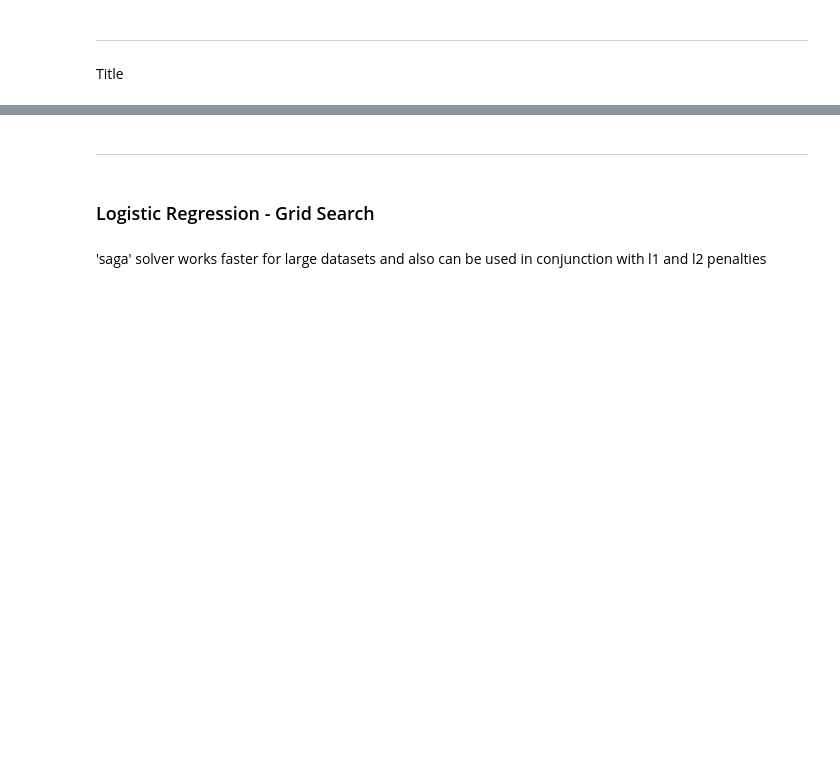
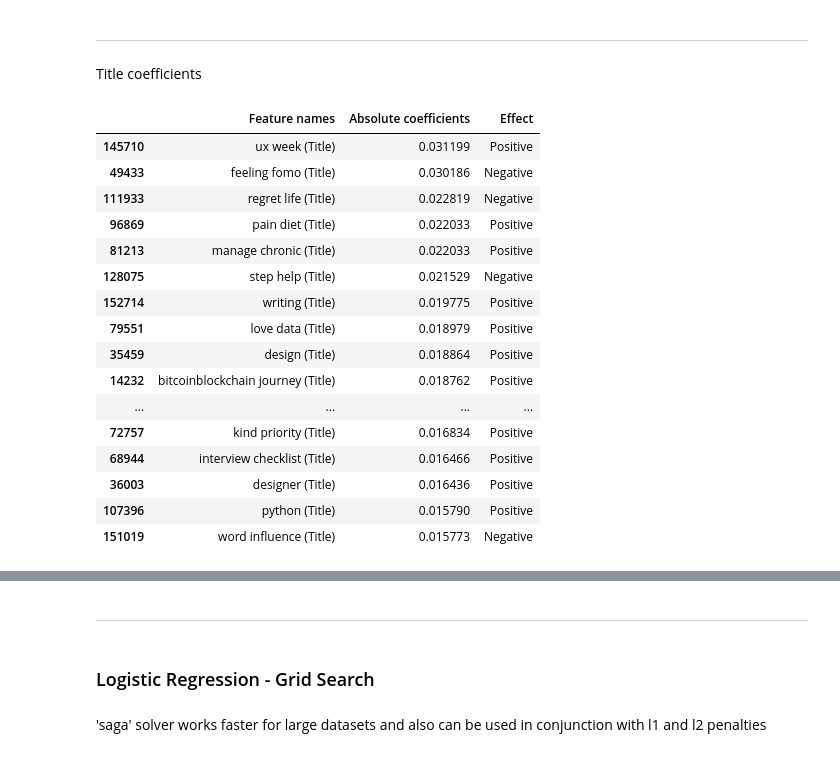
Before and after one commit to Arik-LT/Medium_Article_Analysis_and_Sucess_Predictor, a Jupyter notebook: Modelling Global.ipynb, the cells around one changed output, grey strips where cells are left out. Saved outputs shown, nothing was run; the diff lists cells and outputs as text; code cells hidden in the pictures; blank space fills up the shorter version.

```diff
--- a/Modelling Global.ipynb
+++ b/Modelling Global.ipynb
@@ -253,14 +388,32 @@ fig.show()
 # %% [markdown]
 ------
 # %% [markdown]
-Title
+Title coefficients
 # %%
 n_effect = calc_effect(log_coef[1000000:1154499])
 # %%
 n_features_dict = {'Feature names': title_feature_names,
                    'Absolute coefficients': np.absolute(log_coef[1000000:1154499]), 'Effect': n_effect}
 feautres_coef_df = pd.DataFrame(n_features_dict).sort_values(
-    by='Absolute coefficients', ascending=False).iloc[:15,:]
+    by='Absolute coefficients', ascending=False).iloc[:20,:]
 feautres_coef_df
+# %% [output]
+|  | Feature names | Absolute coefficients | Effect |
+| 145710 | ux week (Title) | 0.031199 | Positive |
+| 49433 | feeling fomo (Title) | 0.030186 | Negative |
+| 111933 | regret life (Title) | 0.022819 | Negative |
+| 96869 | pain diet (Title) | 0.022033 | Positive |
+| 81213 | manage chronic (Title) | 0.022033 | Positive |
+| 128075 | step help (Title) | 0.021529 | Negative |
+| 152714 | writing (Title) | 0.019775 | Positive |
+| 79551 | love data (Title) | 0.018979 | Positive |
+| 35459 | design (Title) | 0.018864 | Positive |
+| 14232 | bitcoinblockchain journey (Title) | 0.018762 | Positive |
+| ... | ... | ... | ... |
+| 72757 | kind priority (Title) | 0.016834 | Positive |
+| 68944 | interview checklist (Title) | 0.016466 | Positive |
+| 36003 | designer (Title) | 0.016436 | Positive |
+| 107396 | python (Title) | 0.015790 | Positive |
+| 151019 | word influence (Title) | 0.015773 | Negative |
 # %%
 fig = px.bar(feautres_coef_df, y='Absolute coefficients',
```
Also changed, not shown: parts of 68 cells of this notebook, 16 other files.
